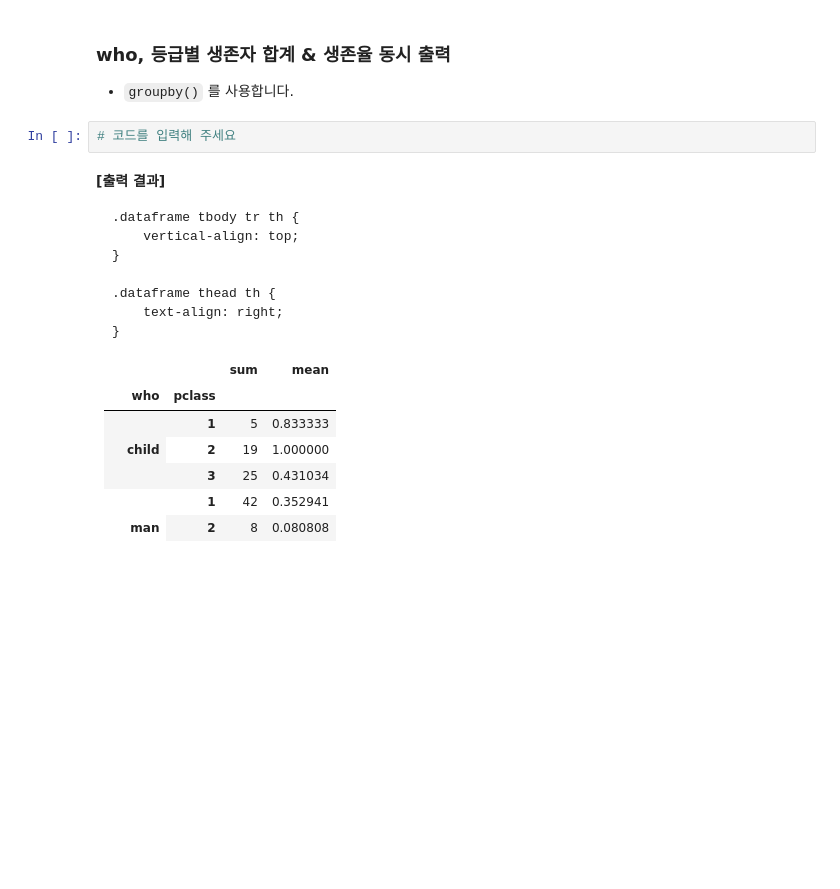
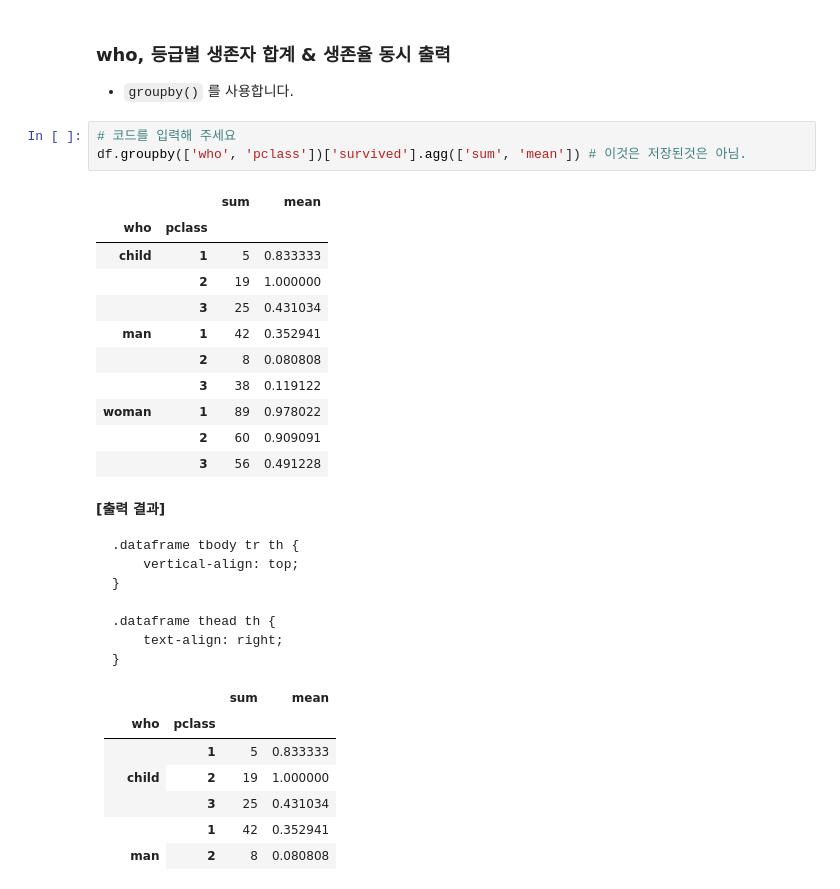
Before and after one commit to figure-2/pandas, a Jupyter notebook: tutorial/09-pandas-titanic-실습예제-(실습).ipynb, the cells around one changed output. Drawn from its saved outputs; the diff is of its cells as text; blank space fills up the shorter version.

```diff
--- a/tutorial/09-pandas-titanic-실습예제-(실습).ipynb
+++ b/tutorial/09-pandas-titanic-실습예제-(실습).ipynb
@@ -877,8 +936,21 @@ df.groupby{'sex'}['survived'].agg(
 ### who, 등급별 생존자 합계 & 생존율 동시 출력
 
 - `groupby()` 를 사용합니다.
-# %%
-# 코드를 입력해 주세요
+# %%
+# 코드를 입력해 주세요
+df.groupby(['who', 'pclass'])['survived'].agg(['sum', 'mean']) # 이것은 저장된것은 아님.
+# %% [output]
+|  |  | sum | mean |
+| who | pclass |  |  |
+| child | 1 | 5 | 0.833333 |
+|  | 2 | 19 | 1.000000 |
+|  | 3 | 25 | 0.431034 |
+| man | 1 | 42 | 0.352941 |
+|  | 2 | 8 | 0.080808 |
+|  | 3 | 38 | 0.119122 |
+| woman | 1 | 89 | 0.978022 |
+|  | 2 | 60 | 0.909091 |
+|  | 3 | 56 | 0.491228 |
 # %% [markdown]
 <p><strong>[출력 결과]</strong></p><div>
 <style scoped>
```
Also changed, not shown: parts of 38 cells of this notebook.
